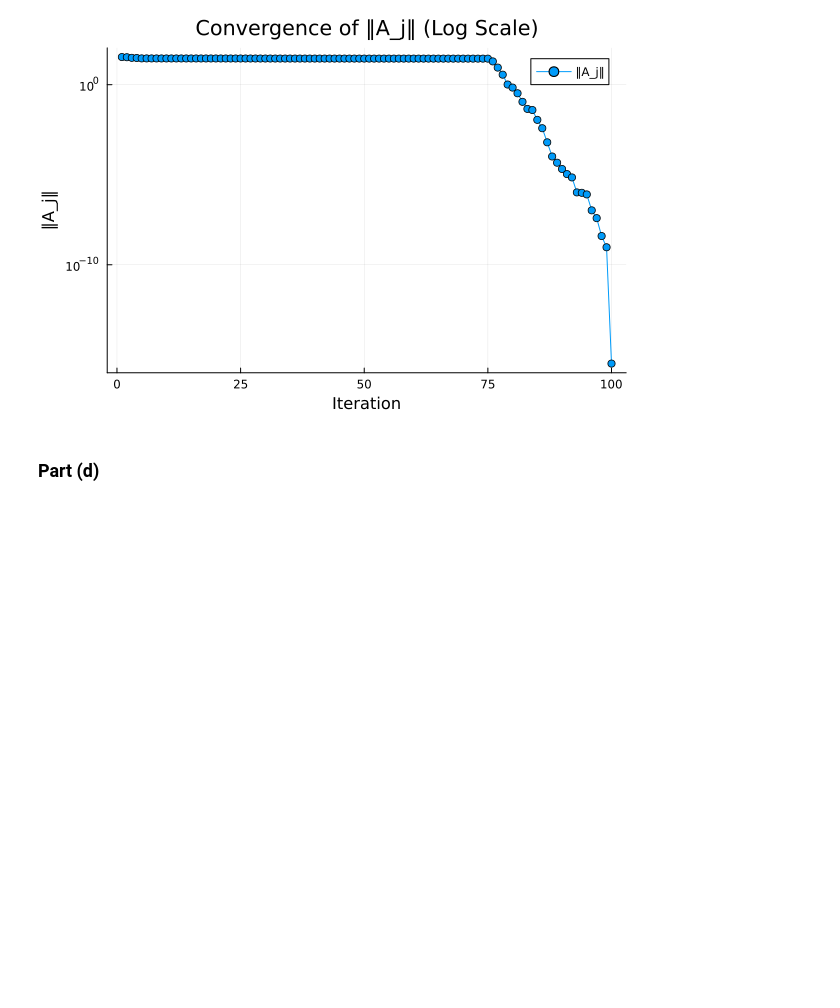
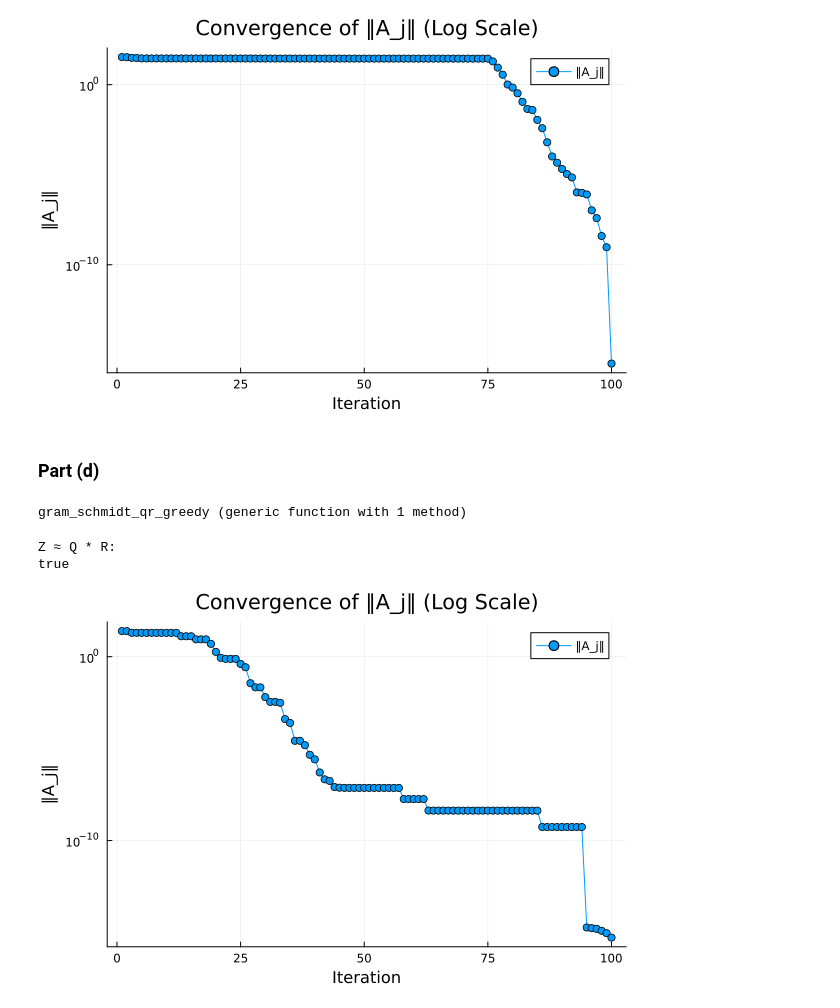
Before and after one commit to dgsob/SF2526-VT25, a Jupyter notebook: Homework_1.ipynb, the cells around one changed output. Cells and saved outputs as stored; diff of their text form; code cells hidden in the pictures; blank space fills up the shorter version.

```diff
--- a/Homework_1.ipynb
+++ b/Homework_1.ipynb
@@ -285,3 +285,52 @@ plot_errors(errors)
 [figure]
 # %% [markdown]
 ### Part (d)
+# %%
+function gram_schmidt_qr_greedy(A)
+    m, n = size(A)
+    Q = zeros(Float64, m, n)
+    R = zeros(Float64, n, n)
+    column_order = collect(1:n)  # To keep track of column swaps
+
+    for j in 1:n
+        # Find the column with the maximum Frobenius norm among the remaining columns
+        remaining_cols = j:n
+        norms = [norm(A[:, i], 2) for i in remaining_cols]
+        max_idx = argmax(norms)
+        i = remaining_cols[max_idx]  # i is the index of the column with max norm
+
+        # Swap columns if necessary
+        if i != j
+            A[:, [j, i]] = A[:, [i, j]]
+            column_order[[j, i]] = column_order[[i, j]]
+            # Also swap the corresponding columns in R that have already been computed
+            R[1:j-1, [j, i]] = R[1:j-1, [i, j]]
+        end
+
+        # Perform Gram-Schmidt on the selected column
+        v = A[:, j]
+        for k in 1:(j - 1)
+            R[k, j] = dot(Q[:, k], v)
+            v -= R[k, j] * Q[:, k]
+        end
+        R[j, j] = norm(v, 2)
+        Q[:, j] = v / R[j, j]
+    end
+
+    # Reorder R to reflect the column swaps
+    R = R[:, column_order]
+
+    return Q, R
+end
+# %% [output]
+gram_schmidt_qr_greedy (generic function with 1 method)
+# %%
+Q, R = gram_schmidt_qr_greedy(Z)
+println("Z ≈ Q * R:")
+println(isapprox(Z, Q * R, atol=1e-10))
+errors = compute_errors(Z, Q, R)
+plot_errors(errors)
+# %% [output]
+Z ≈ Q * R:
+true
+[figure, added]
```
Also changed, not shown: parts of 5 cells of this notebook.
